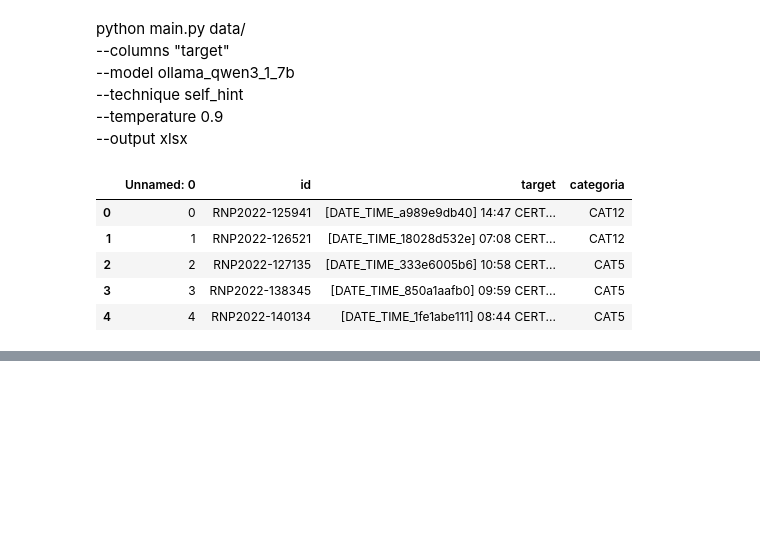
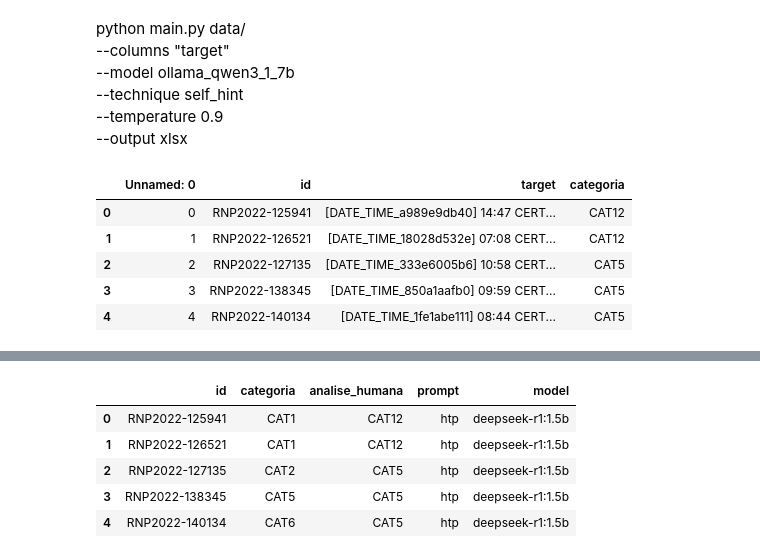
Before and after one commit to AILabs4All/FrameworkPE, a Jupyter notebook: teste_.ipynb, the cells around one changed output, grey strips where cells are left out. Cells and saved outputs as stored; diff of their text form; code cells hidden in the pictures; blank space fills up the shorter version.

```diff
--- a/teste_.ipynb
+++ b/teste_.ipynb
@@ -176,0 +269,20 @@ pd.read_excel("data/5_incidentes.xlsx")
+# %%
+model_name = "qwen3:8b"
+df_htp_qwen = pd.read_excel(f"resultados_ollama_qwen3_8b_hypothesis_testing.xlsx")
+df_htp_qwen.drop_duplicates(subset='id', keep='first', inplace=True)
+df_htp_qwen["prompt"] = 'htp'
+df_php_qwen  = pd.read_excel(f"resultados_ollama_qwen3_8b_progressive_hint.xlsx")
+df_php_qwen.drop_duplicates(subset='id', keep='first', inplace=True)
+df_php_qwen["prompt"] = 'php'
+df_prp_qwen = pd.read_excel(f"resultados_ollama_qwen3_8b_progressive_rectification.xlsx")
+df_prp_qwen.drop_duplicates(subset='id', keep='first', inplace=True)
+df_prp_qwen["prompt"] = 'prp'
+df_shp_qwen =  pd.read_excel(f"resultados_ollama_qwen3_8b_self_hint.xlsx")
+df_shp_qwen.drop_duplicates(subset='id', keep='first', inplace=True)
+df_shp_qwen["prompt"] = 'shp'
+
+df_qwen3 = pd.concat([df_htp_qwen, df_php_qwen, df_prp_qwen, df_shp_qwen], ignore_index=True)
+df_qwen3["model"] = model_name
+
+df_qwen3 = df_qwen3[columns_principal]
+df_qwen3.head()
@@ -176,0 +331,11 @@ pd.read_excel("data/5_incidentes.xlsx")
+# %%
+df_final = pd.concat([df_deepseek, df_qwen3, df_llama3], ignore_index=True)
+df_final = df_final.join(df_principal.set_index('id'), on='id', how='left')[['id', 'categoria','analise_humana','prompt',"model"]]
+df_final.head()
+# %% [output]
+|  | id | categoria | analise_humana | prompt | model |
+| 0 | RNP2022-125941 | CAT1 | CAT12 | htp | deepseek-r1:1.5b |
+| 1 | RNP2022-126521 | CAT1 | CAT12 | htp | deepseek-r1:1.5b |
+| 2 | RNP2022-127135 | CAT2 | CAT5 | htp | deepseek-r1:1.5b |
+| 3 | RNP2022-138345 | CAT5 | CAT5 | htp | deepseek-r1:1.5b |
+| 4 | RNP2022-140134 | CAT6 | CAT5 | htp | deepseek-r1:1.5b |
```
Also changed, not shown: parts of 19 cells of this notebook, 16 other files.
